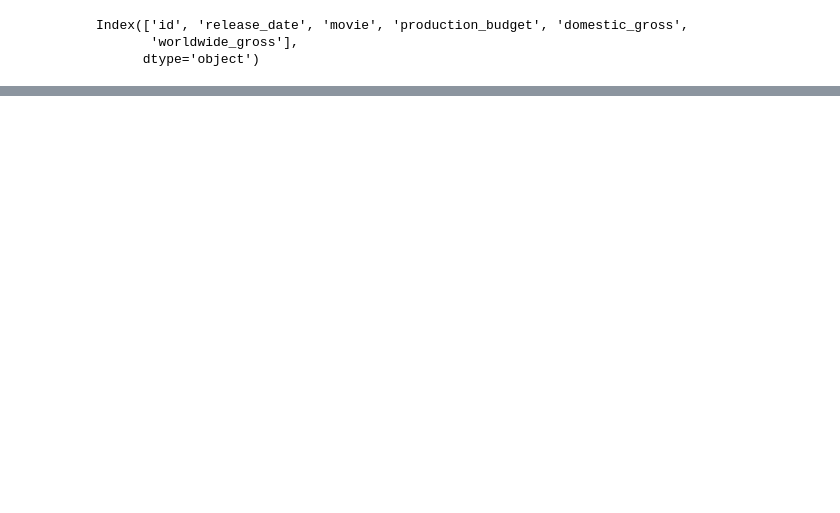
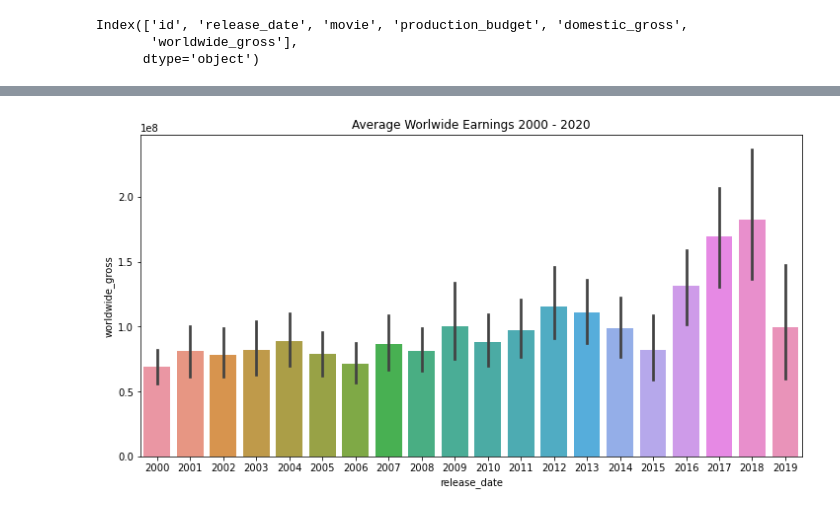
Before and after one commit to Mbachia/Movie_Project-1, a Jupyter notebook: project.ipynb, the cells around one changed output, grey strips where cells are left out. Cells and saved outputs as stored; diff of their text form; code cells hidden in the pictures; blank space fills up the shorter version.

```diff
--- a/project.ipynb
+++ b/project.ipynb
@@ -422,5 +423,7 @@ From this we see the first date is 1915 which is significantly a long time ago a
-# %%
-budgetDF = budgetDF[budgetDF['release_date'] >= '2000-1-1 00:00:00']
+# %%
+start_date = pd.to_datetime('2000-1-1 00:00:00')
+end_date = pd.to_datetime('2019-12-31 00:00:00')
+budgetDF = budgetDF[(budgetDF['release_date'] >= start_date) & (budgetDF['release_date'] <= end_date)]
 # %% [markdown]
 ## Explarotary Analysis
 # %%
@@ -492,0 +552,3 @@ Name: release_date, dtype: object
+# %%
+#conversion to years
+budgetDF['release_date'] = budgetDF['release_date'].dt.year
@@ -492,0 +576,7 @@ Name: release_date, dtype: object
+# %%
+plt.figure(figsize=(12,6))
+sns.barplot(x='release_date', y='worldwide_gross',data=budgetDF)
+plt.title('Average Worlwide Earnings 2000 - 2020')
+plt.show()
+# %% [output]
+[figure, added]
```
Also changed, not shown: parts of 14 cells of this notebook.
